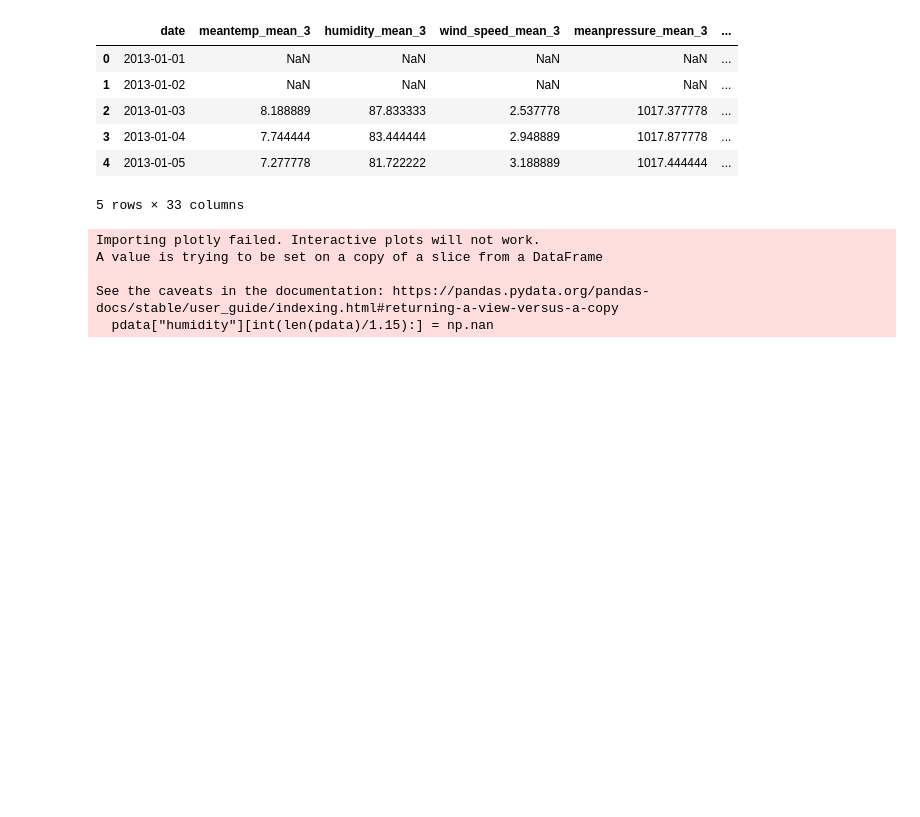
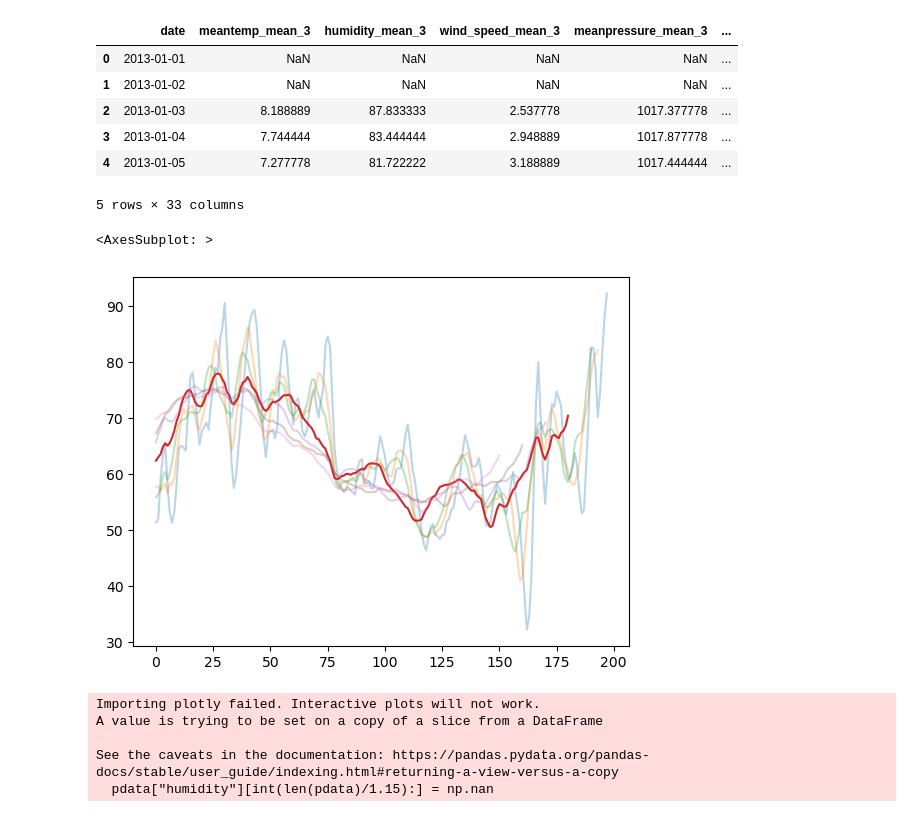
Before and after one commit to Tobia905/multiscaleio, a Jupyter notebook: notebooks/example.ipynb, the cells around one changed output. Saved outputs shown, nothing was run; the diff lists cells and outputs as text; code cells hidden in the pictures; blank space fills up the shorter version.

```diff
--- a/notebooks/example.ipynb
+++ b/notebooks/example.ipynb
@@ -48,6 +48,18 @@ sc.head()
 | 3 | 2013-01-04 | 7.744444 | 83.444444 | 2.948889 | 1017.877778 | ... |
 | 4 | 2013-01-05 | 7.277778 | 81.722222 | 3.188889 | 1017.444444 | ... |
 5 rows × 33 columns
+# %%
+# sh["humidity"].iloc[-100:].plot()
+sh["humidity"].iloc[-200:].rolling(3).mean().dropna().reset_index(drop=True).plot(alpha=.3)
+sh["humidity"].iloc[-200:].rolling(7).mean().dropna().reset_index(drop=True).plot(alpha=.3)
+sh["humidity"].iloc[-200:].rolling(10).mean().dropna().reset_index(drop=True).plot(alpha=.3)
+sh["humidity"].iloc[-200:].rolling(20).mean().dropna().reset_index(drop=True).plot()
+sh["humidity"].iloc[-200:].rolling(30).mean().dropna().reset_index(drop=True).plot(alpha=.3)
+sh["humidity"].iloc[-200:].rolling(40).mean().dropna().reset_index(drop=True).plot(alpha=.3)
+sh["humidity"].iloc[-200:].rolling(50).mean().dropna().reset_index(drop=True).plot(alpha=.3)
+# %% [output]
+<AxesSubplot: >
+[figure, added]
 # %%
 train_eda = train.copy()
 train_eda["month"] = pd.to_datetime(train["date"]).dt.month
```
Also changed, not shown: 2 other files.
